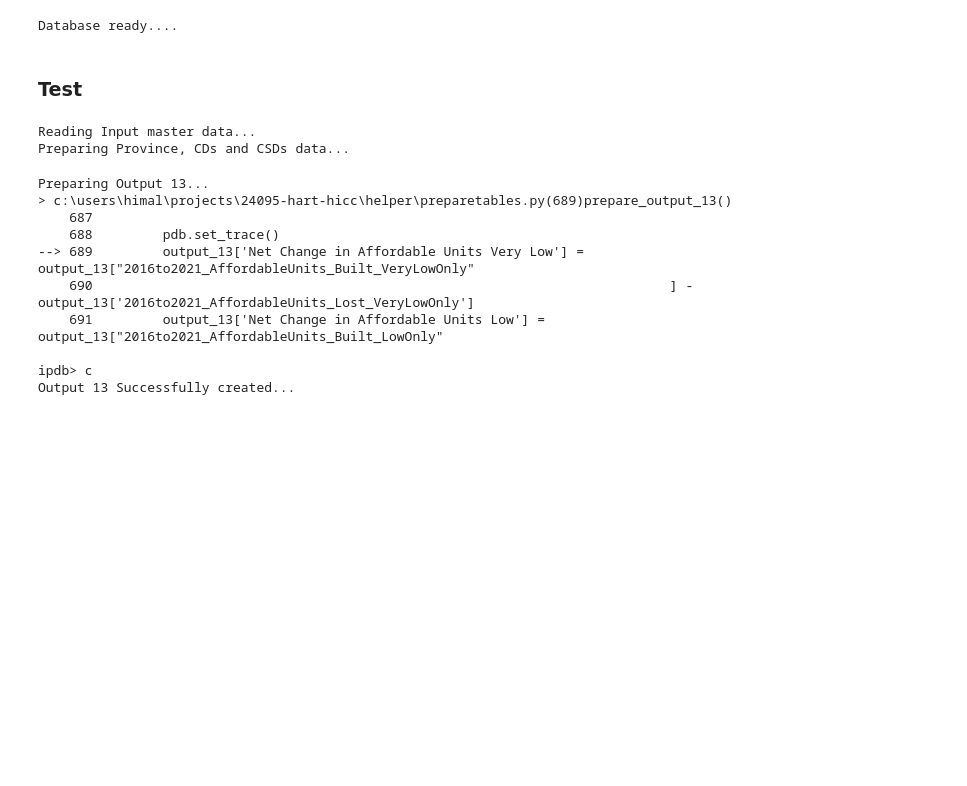
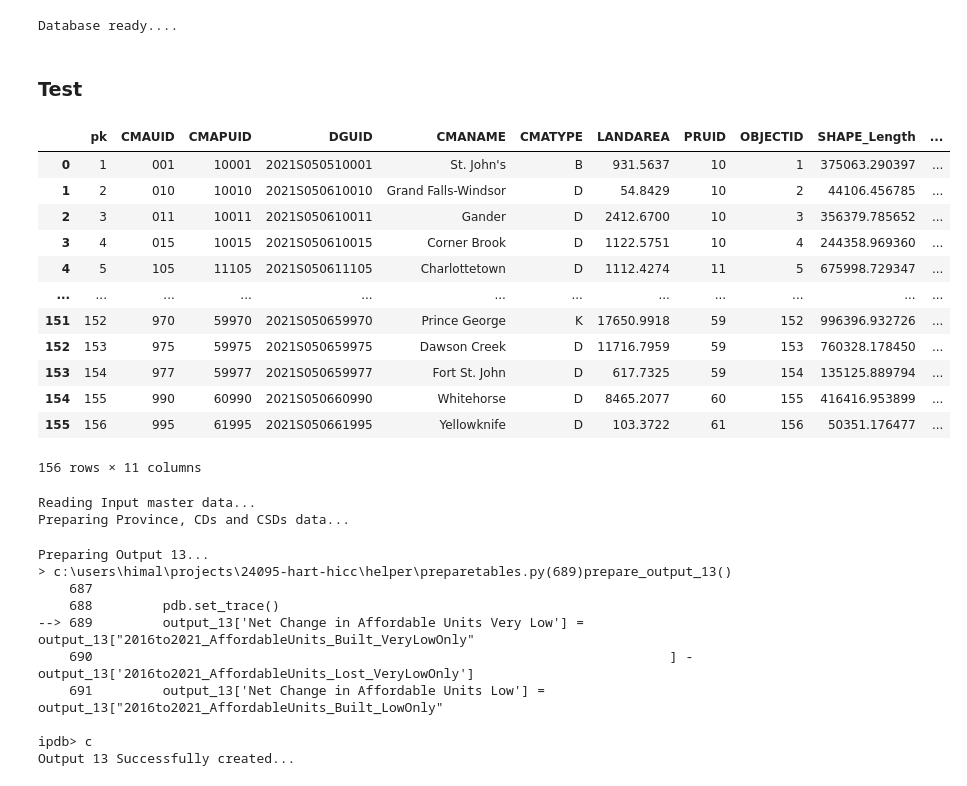
Before and after one commit to rigsby-HART/HICC-Dashboard, a Jupyter notebook: helper/TablesPrep.ipynb, the cells around one changed output. Saved outputs shown, nothing was run; the diff lists cells and outputs as text; code cells hidden in the pictures; blank space fills up the shorter version.

```diff
--- a/helper/TablesPrep.ipynb
+++ b/helper/TablesPrep.ipynb
@@ -42,6 +42,31 @@ uploader()
 Database ready....
 # %% [markdown]
 ### Test
+# %%
+from sqlalchemy import create_engine
+import os
+import pandas as pd
+db_path = r"../sources/hicc_test.db"
+engine = create_engine(f'sqlite:///{db_path}')
+# %%
+
+cma_data = pd.read_sql_table('cma_data', engine.connect())
+cma_data["CMAUID"] =cma_data["CMAUID"].astype(str).str.zfill(3)
+cma_data
+# %% [output]
+|  | pk | CMAUID | CMAPUID | DGUID | CMANAME | CMATYPE | LANDAREA | PRUID | OBJECTID | SHAPE_Length | ... |
+| 0 | 1 | 001 | 10001 | 2021S050510001 | St. John's | B | 931.5637 | 10 | 1 | 375063.290397 | ... |
+| 1 | 2 | 010 | 10010 | 2021S050610010 | Grand Falls-Windsor | D | 54.8429 | 10 | 2 | 44106.456785 | ... |
+| 2 | 3 | 011 | 10011 | 2021S050610011 | Gander | D | 2412.6700 | 10 | 3 | 356379.785652 | ... |
+| 3 | 4 | 015 | 10015 | 2021S050610015 | Corner Brook | D | 1122.5751 | 10 | 4 | 244358.969360 | ... |
+| 4 | 5 | 105 | 11105 | 2021S050611105 | Charlottetown | D | 1112.4274 | 11 | 5 | 675998.729347 | ... |
+| ... | ... | ... | ... | ... | ... | ... | ... | ... | ... | ... | ... |
+| 151 | 152 | 970 | 59970 | 2021S050659970 | Prince George | K | 17650.9918 | 59 | 152 | 996396.932726 | ... |
+| 152 | 153 | 975 | 59975 | 2021S050659975 | Dawson Creek | D | 11716.7959 | 59 | 153 | 760328.178450 | ... |
+| 153 | 154 | 977 | 59977 | 2021S050659977 | Fort St. John | D | 617.7325 | 59 | 154 | 135125.889794 | ... |
+| 154 | 155 | 990 | 60990 | 2021S050660990 | Whitehorse | D | 8465.2077 | 60 | 155 | 416416.953899 | ... |
+| 155 | 156 | 995 | 61995 | 2021S050661995 | Yellowknife | D | 103.3722 | 61 | 156 | 50351.176477 | ... |
+156 rows × 11 columns
 # %%
 from PrepareTables import PrepareTables
 pt = PrepareTables(master_data_filepath, transit_filepath, priority_pop_filepath)
```
Also changed, not shown: parts of 4 cells of this notebook, 3 other files.
